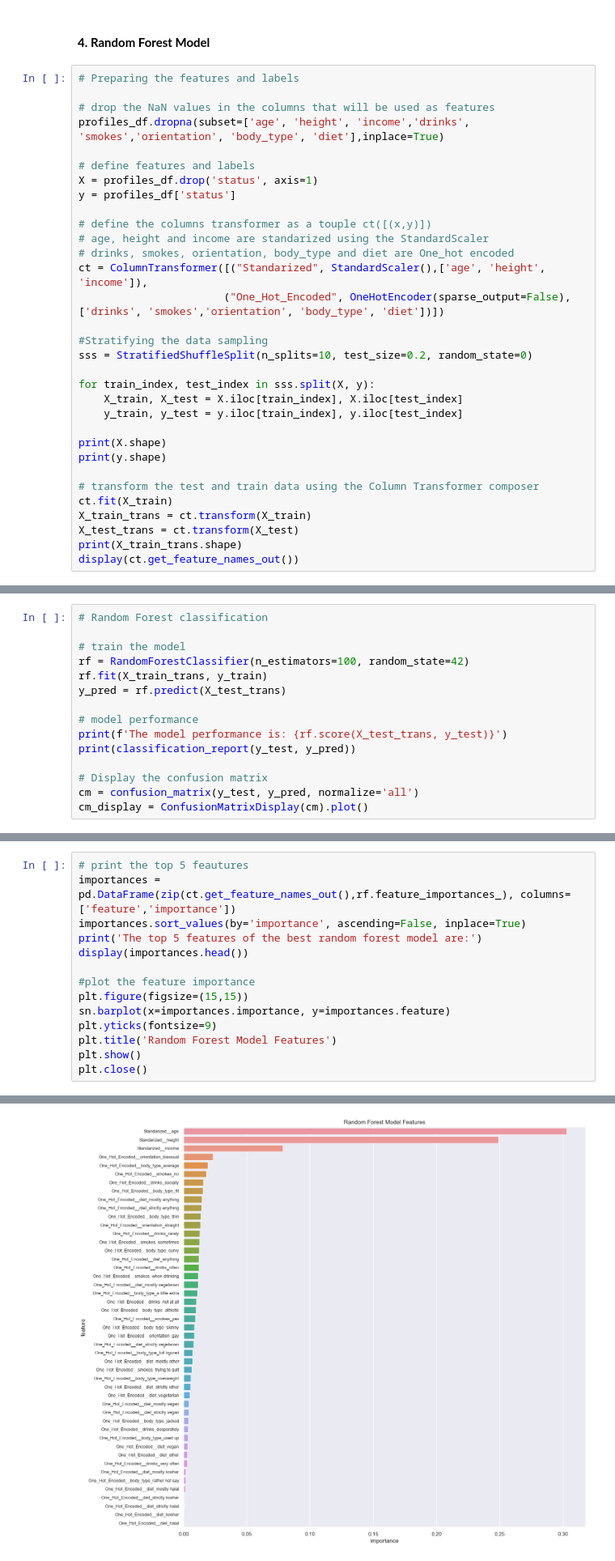
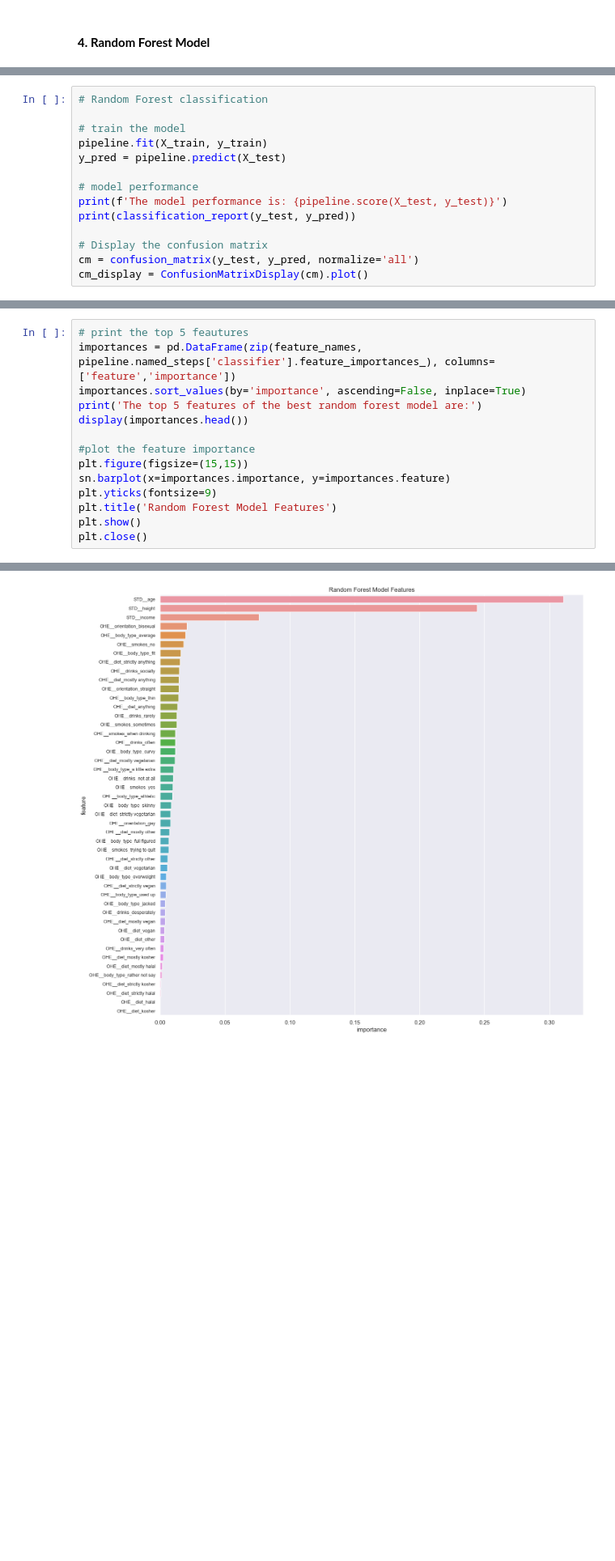
Before and after one commit to Data-Science-and-Analysts-Projects/OKCupid-ML, a Jupyter notebook: date-a-scientist.ipynb, the cells around one changed output, grey strips where cells are left out. Shown: that part at 81% size. Drawn from its saved outputs; the diff is of its cells as text; blank space fills up the shorter version.

Commit message:
- add pipeline for variable transformation and model fiting to improve data handling. - Eliminate column transformation after spliting the data. - fix typos in findings

```diff
--- a/date-a-scientist.ipynb
+++ b/date-a-scientist.ipynb
@@ -202,34 +259,2 @@ create_pie(freq_table)
 # %% [markdown]
 #### **4. Random Forest Model**
-# %%
-# Preparing the features and labels
-
-# drop the NaN values in the columns that will be used as features
-profiles_df.dropna(subset=['age', 'height', 'income','drinks', 'smokes','orientation', 'body_type', 'diet'],inplace=True)
-
-# define features and labels
-X = profiles_df.drop('status', axis=1)
-y = profiles_df['status']
-
-# define the columns transformer as a touple ct([(x,y)])
-# age, height and income are standarized using the StandardScaler
-# drinks, smokes, orientation, body_type and diet are One_hot encoded
-ct = ColumnTransformer([("Standarized", StandardScaler(),['age', 'height', 'income']),
-                       ("One_Hot_Encoded", OneHotEncoder(sparse_output=False),['drinks', 'smokes','orientation', 'body_type', 'diet'])])
-
-#Stratifying the data sampling
-sss = StratifiedShuffleSplit(n_splits=10, test_size=0.2, random_state=0)
-
-for train_index, test_index in sss.split(X, y):
-    X_train, X_test = X.iloc[train_index], X.iloc[test_index]
-    y_train, y_test = y.iloc[train_index], y.iloc[test_index]
-
-print(X.shape)
-print(y.shape)
-
-# transform the test and train data using the Column Transformer composer
-ct.fit(X_train)
-X_train_trans = ct.transform(X_train)
-X_test_trans = ct.transform(X_test)
-print(X_train_trans.shape)
-display(ct.get_feature_names_out())
@@ -258,12 +262,11 @@ array(['Standarized__age', 'Standarized__height', 'Standarized__income',
 # Random Forest classification
 
 # train the model
-rf = RandomForestClassifier(n_estimators=100, random_state=42)
-rf.fit(X_train_trans, y_train)
-y_pred = rf.predict(X_test_trans)
+pipeline.fit(X_train, y_train)
+y_pred = pipeline.predict(X_test)
 
 # model performance
-print(f'The model performance is: {rf.score(X_test_trans, y_test)}')
+print(f'The model performance is: {pipeline.score(X_test, y_test)}')
 print(classification_report(y_test, y_pred))
 
 # Display the confusion matrix
@@ -286,6 +289,6 @@ seeing someone       0.07      0.01      0.02       171
 # %%
 # print the top 5 feautures
-importances = pd.DataFrame(zip(ct.get_feature_names_out(),rf.feature_importances_), columns=['feature','importance'])
+importances = pd.DataFrame(zip(feature_names, pipeline.named_steps['classifier'].feature_importances_), columns=['feature','importance'])
 importances.sort_values(by='importance', ascending=False, inplace=True)
 print('The top 5 features of the best random forest model are:')
 display(importances.head())
@@ -308,2 +311,2 @@ The top 5 features of the best random forest model are:
-[figure, old version]
+[figure, new version]
 # %% [markdown]
```
Also changed, not shown: parts of 6 cells of this notebook.
